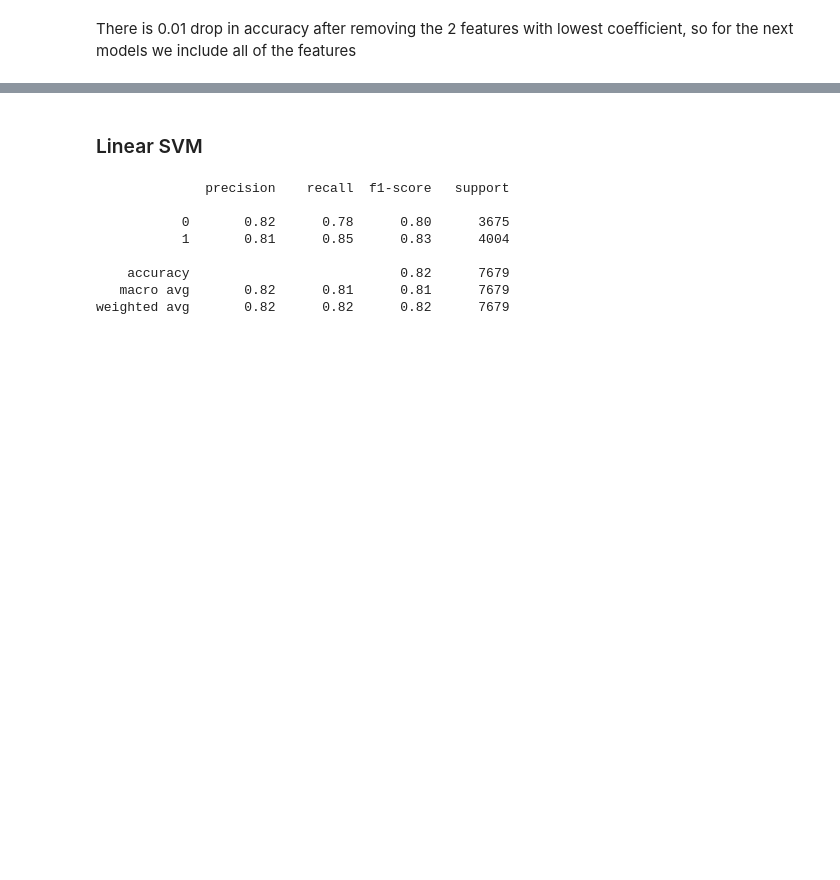
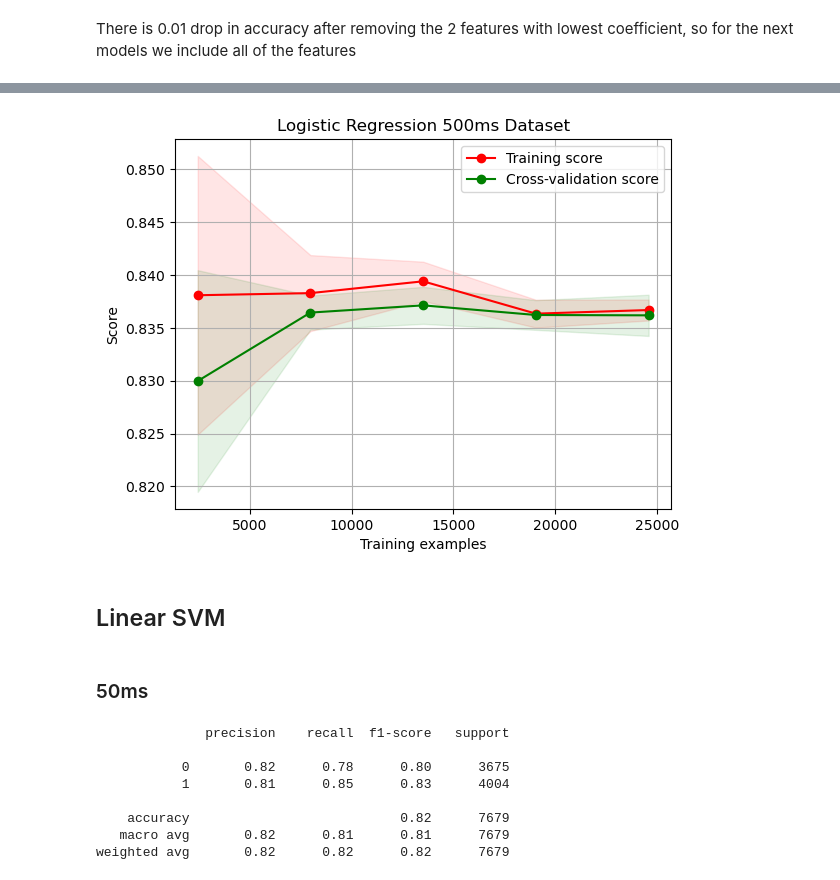
Before and after one commit to nandopants/DL-Snoring-Analysis, a Jupyter notebook: ML_Models/Machine Learning Model.ipynb, the cells around one changed output, grey strips where cells are left out. Saved outputs shown, nothing was run; the diff lists cells and outputs as text; code cells hidden in the pictures; blank space fills up the shorter version.

```diff
--- a/ML_Models/Machine Learning Model.ipynb
+++ b/ML_Models/Machine Learning Model.ipynb
@@ -77,0 +132,7 @@ X_mean_test_50_scaled = scaler.transform(X_mean_test_50)
+# %%
+#defining a variable for scaler
+scaler = StandardScaler()
+
+#scalling the value for all features, for the first model we take the mean only as the input
+x_mean_2_500_train_scaled = scaler.fit_transform(X_mean_2_500_train)
+x_mean_2_500_test_scaled = scaler.transform(X_mean_2_500_test)
@@ -146,0 +310,3 @@ There is 0.01 drop in accuracy after removing the 2 features with lowest coeffic
+# %%
+plot_learning_curve(model_500_lr,"Logistic Regression 500ms Dataset",x_mean_2_500_train_scaled, y_2_500_train )
+# %% [output]
@@ -147,5 +314,8 @@ There is 0.01 drop in accuracy after removing the 2 features with lowest coeffic
+[figure, added]
 # %% [markdown]
-### Linear SVM
+## Linear SVM
+# %% [markdown]
+### 50ms
 # %%
 from sklearn.svm import LinearSVC
 # %%
```
Also changed, not shown: parts of 137 cells of this notebook, 18 other files.
